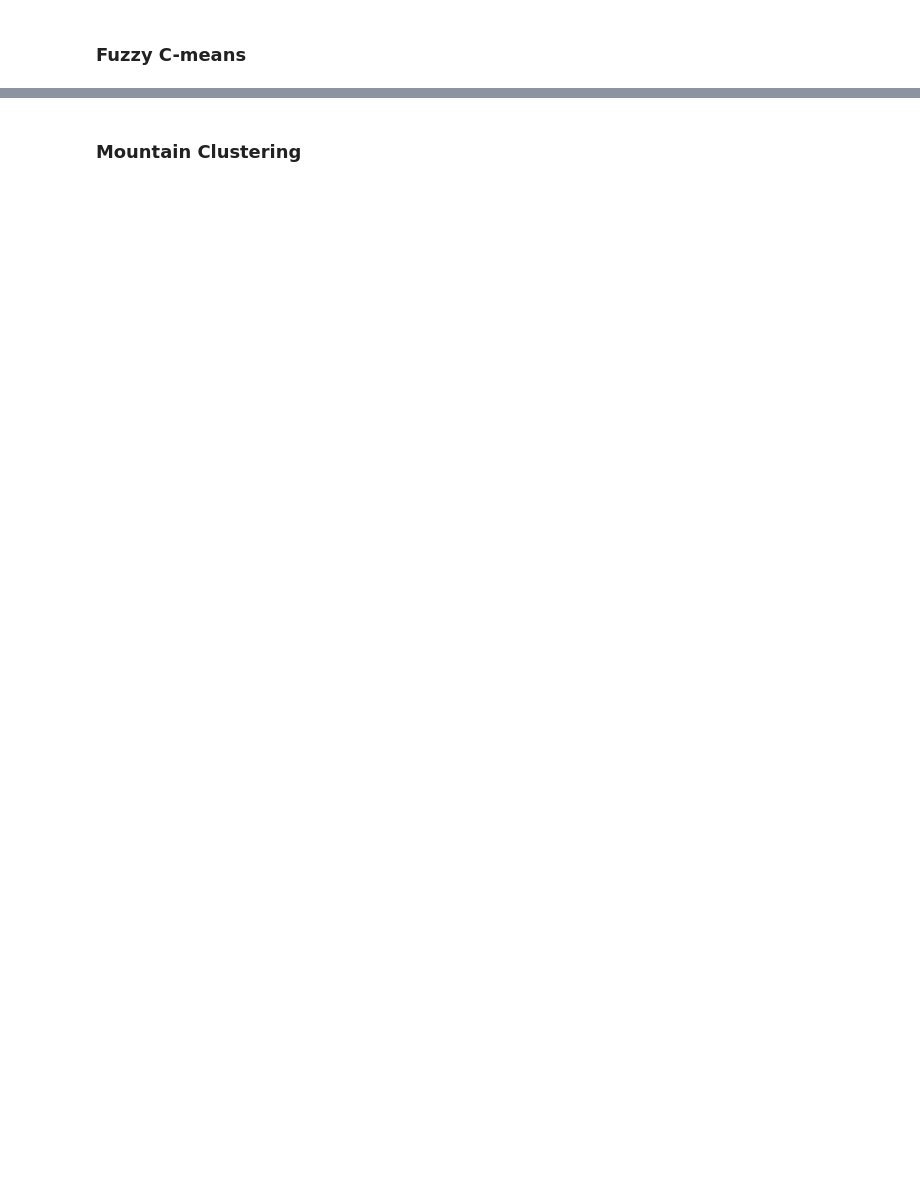
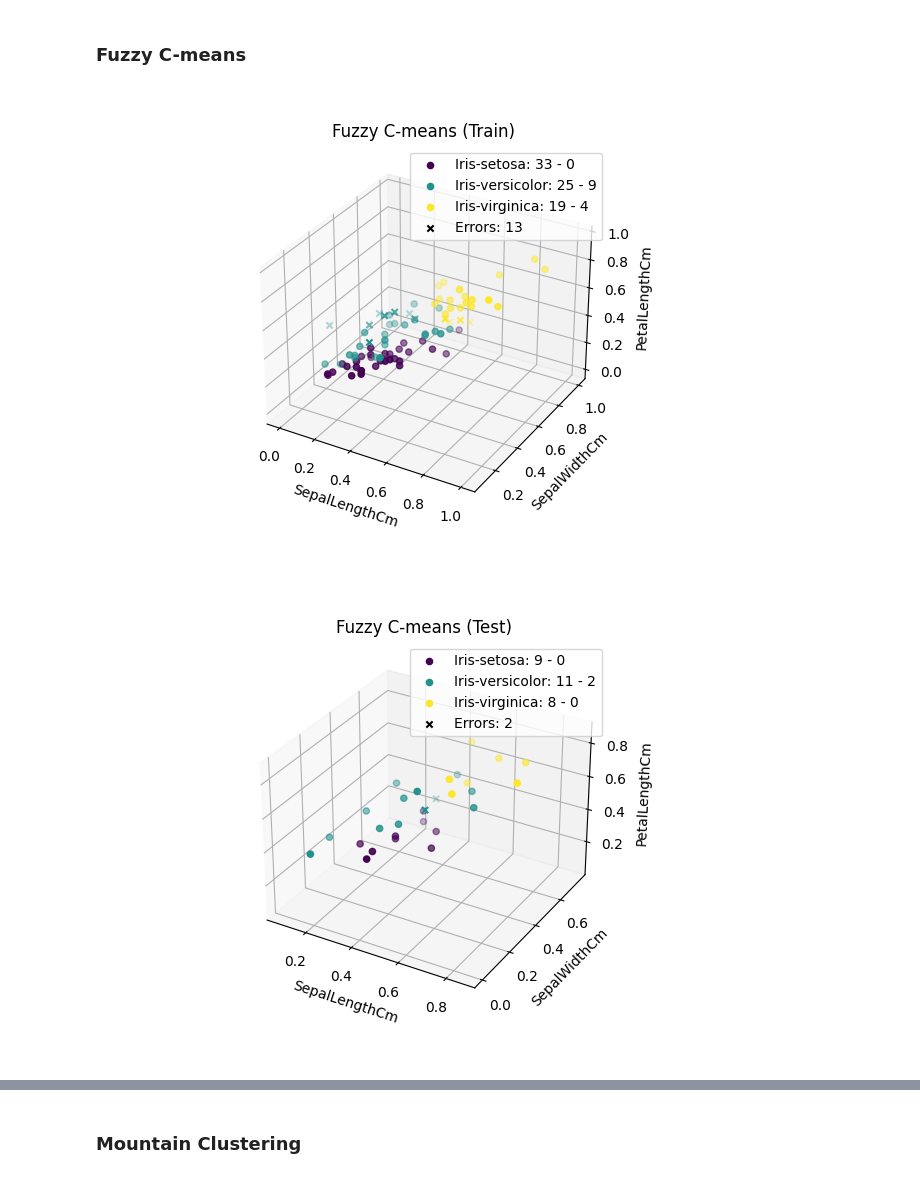
Before and after one commit to aortega0703/AI-pipeline, a Jupyter notebook: pipeline.ipynb, the cells around one changed output, grey strips where cells are left out. Cells and saved outputs as stored; diff of their text form; code cells hidden in the pictures; blank space fills up the shorter version.

```diff
--- a/pipeline.ipynb
+++ b/pipeline.ipynb
@@ -406,30 +425,34 @@ def update_centers_fuzzy(X, U, m):
         C[:, c] = np.sum(Um[c, :] * X[:, :], axis=1) / np.sum(Um[c, :])
     return C
 
 
 def update_clusters_fuzzy(X, C, m, norm=norm["Euclidean2"]):
     D = dist_matrix(C, X, norm)**(1/(m-1))
     U = np.zeros((C.shape[1], X.shape[1]))
     for x in range(X.shape[1]):
         U[:, x] = 1/(D[:, x] * np.sum(1/D[:, x]))
+    U[D==0] = 1
     return U
 
 def fuzzy_c_means(c, X, m, epsilon):
     U = np.random.random((c, X.shape[1]))
     U /= np.sum(U, axis=0)
     C = update_centers_fuzzy(X, U, m)
     J, J_new = np.inf, 0
     while np.abs(J - J_new) > epsilon:
         J = J_new
         C = update_centers_fuzzy(X, U, m)
         U = update_clusters_fuzzy(X, C, m)
         J_new = cost_fuzzy(X, U, C, m)
     return U, C
 
 m = 2
 U, C = fuzzy_c_means(3, X, m, 0.002)
 for name, XY_S in sets_S.items():
     U = update_clusters_fuzzy(XY_S[0], C, m)
     plot_cluster(XY_S[0], compare_cluster(U, XY_S[1]), Ud=XY_S[1], C=C,
                  title=f"Fuzzy C-means ({name})",
                  cluster_names=cluster_names[:3], axes_names=axes_names[:3])
+# %% [output]
+[figure, added]
+[figure, added]
```
Also changed, not shown: parts of 8 cells of this notebook.
